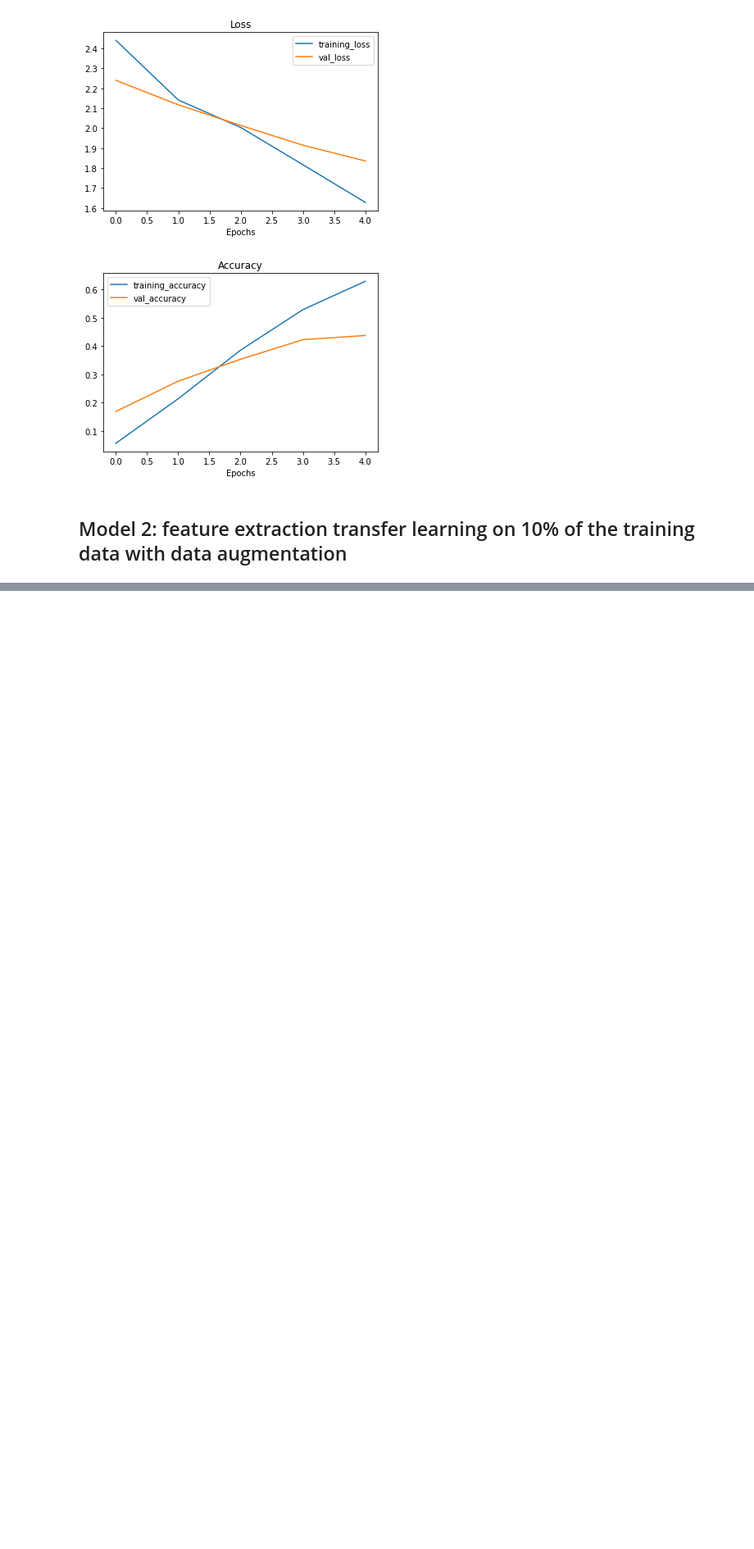
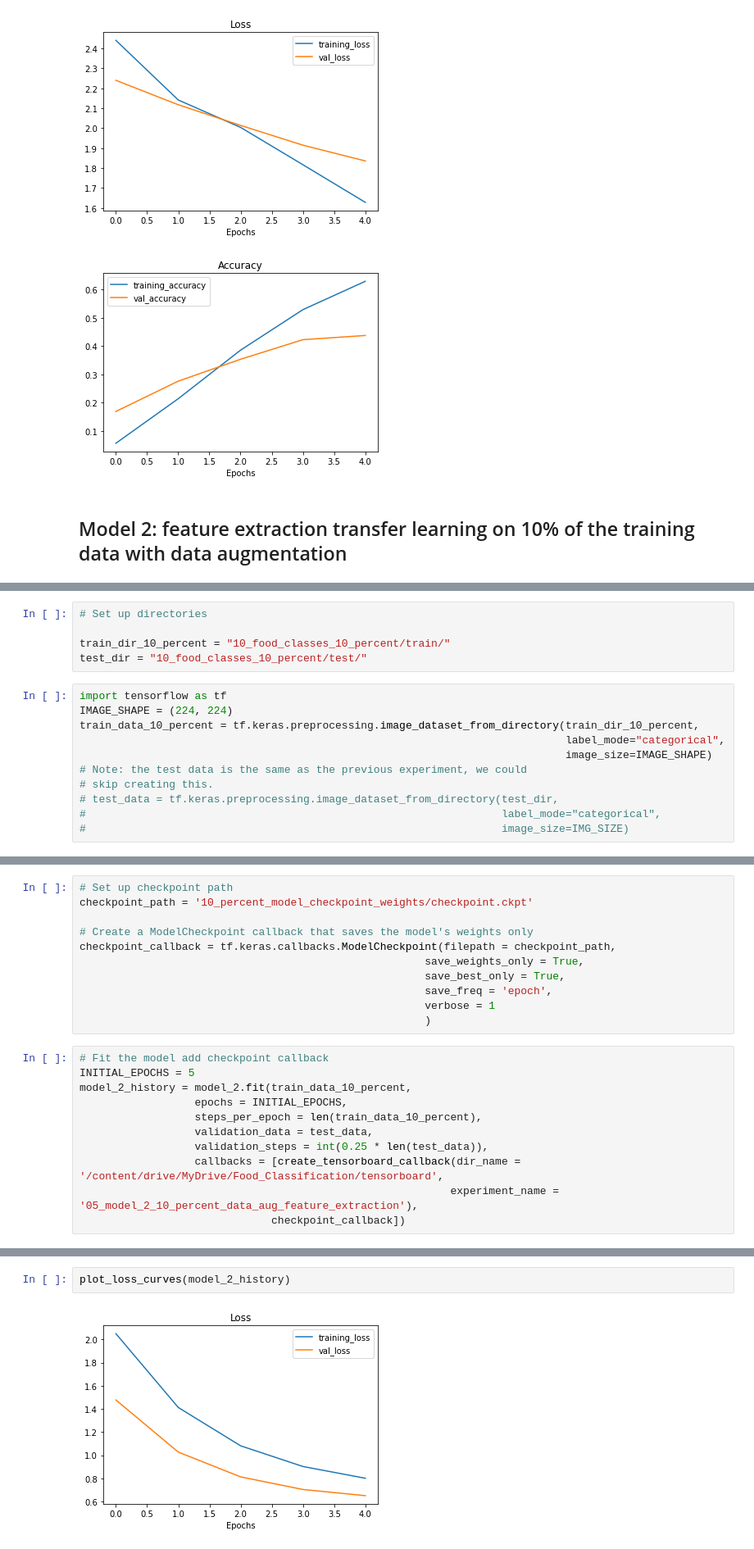
Before and after one commit to Shubhranshu-Malhotra/Tensorflow-Developer-ZTM, a Jupyter notebook: [Practice]_05_transfer_learning_in_tensorflow_part_2_fine_tuning.ipynb, the cells around one changed output, grey strips where cells are left out. Shown at 82% size. Cells and saved outputs as stored; diff of their text form; blank space fills up the shorter version.

Commit message:
Model 2

```diff
--- a/[Practice]_05_transfer_learning_in_tensorflow_part_2_fine_tuning.ipynb
+++ b/[Practice]_05_transfer_learning_in_tensorflow_part_2_fine_tuning.ipynb
@@ -607,0 +627,16 @@ plot_loss_curves(model_1_history)
+# %%
+# Set up directories
+
+train_dir_10_percent = "10_food_classes_10_percent/train/"
+test_dir = "10_food_classes_10_percent/test/"
+# %%
+import tensorflow as tf
+IMAGE_SHAPE = (224, 224)
+train_data_10_percent = tf.keras.preprocessing.image_dataset_from_directory(train_dir_10_percent,
+                                                                            label_mode="categorical",
+                                                                            image_size=IMAGE_SHAPE)
+# Note: the test data is the same as the previous experiment, we could
+# skip creating this.
+# test_data = tf.keras.preprocessing.image_dataset_from_directory(test_dir,
+#                                                                 label_mode="categorical",
+#                                                                 image_size=IMG_SIZE)
@@ -607,0 +702,22 @@ plot_loss_curves(model_1_history)
+# %%
+# Set up checkpoint path
+checkpoint_path = '10_percent_model_checkpoint_weights/checkpoint.ckpt'
+
+# Create a ModelCheckpoint callback that saves the model's weights only
+checkpoint_callback = tf.keras.callbacks.ModelCheckpoint(filepath = checkpoint_path,
+                                                      save_weights_only = True,
+                                                      save_best_only = True,
+                                                      save_freq = 'epoch',
+                                                      verbose = 1
+                                                      )
+# %%
+# Fit the model add checkpoint callback
+INITIAL_EPOCHS = 5
+model_2_history = model_2.fit(train_data_10_percent,
+                  epochs = INITIAL_EPOCHS,
+                  steps_per_epoch = len(train_data_10_percent),
+                  validation_data = test_data,
+                  validation_steps = int(0.25 * len(test_data)),
+                  callbacks = [create_tensorboard_callback(dir_name = '/content/drive/MyDrive/Food_Classification/tensorboard',
+                                                          experiment_name = '05_model_2_10_percent_data_aug_feature_extraction'),
+                              checkpoint_callback])
@@ -607,0 +755,4 @@ plot_loss_curves(model_1_history)
+# %%
+plot_loss_curves(model_2_history)
+# %% [output]
+[figure, added]
```
Also changed, not shown: parts of 16 cells of this notebook.
